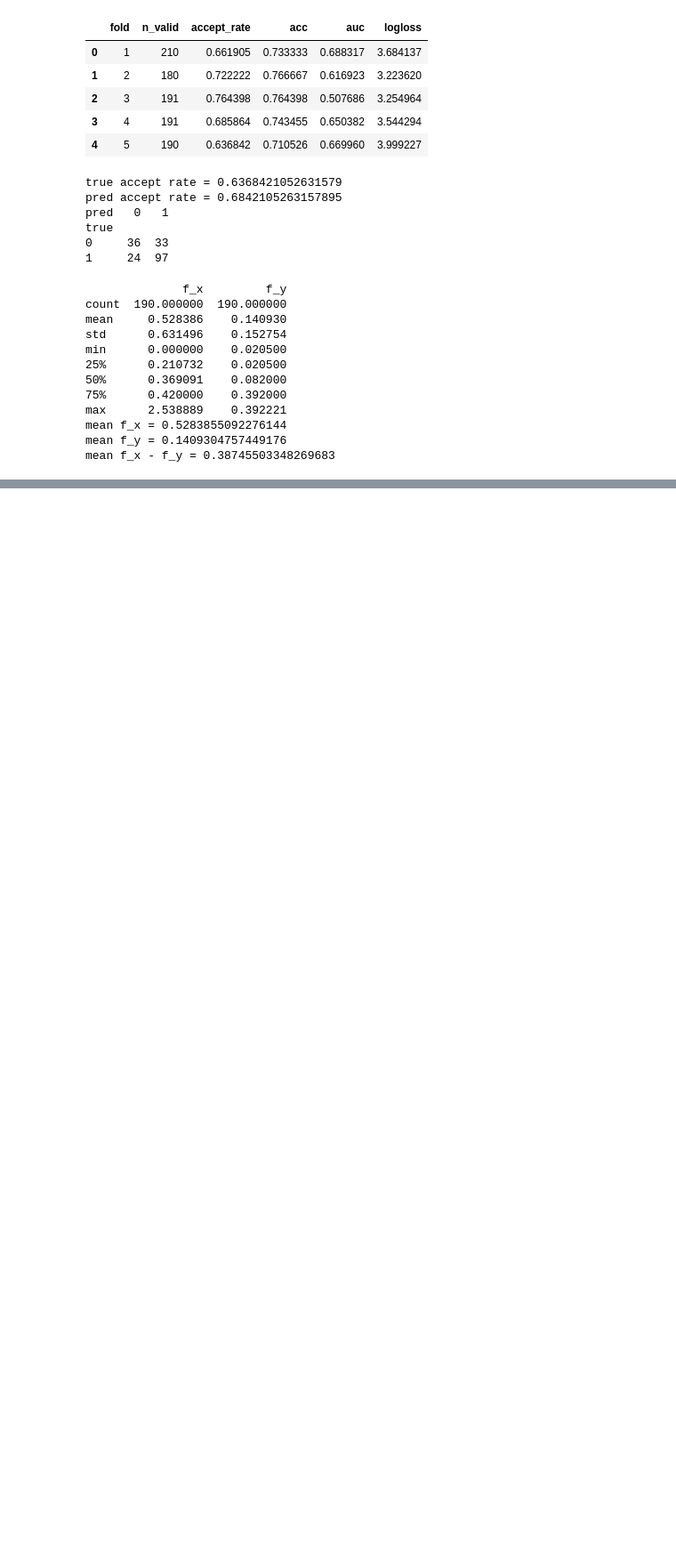
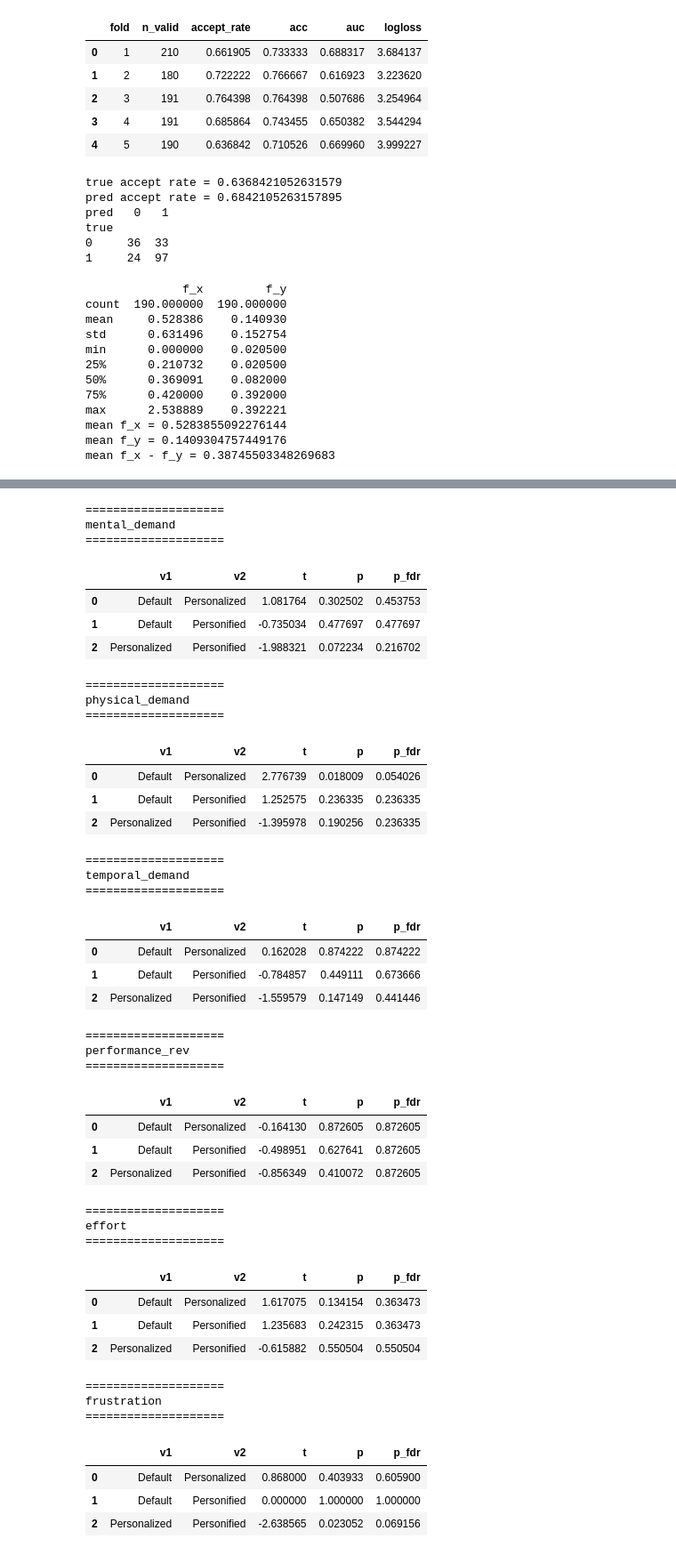
Before and after one commit to yxlin02/HCICarSim, a Jupyter notebook: DataAnalysis.ipynb, the cells around one changed output, grey strips where cells are left out. Shown at 89% size. Cells and saved outputs as stored; diff of their text form; code cells hidden in the pictures; blank space fills up the shorter version.

```diff
--- a/DataAnalysis.ipynb
+++ b/DataAnalysis.ipynb
@@ -4207,0 +4218,9 @@ mean f_x - f_y = 0.38745503348269683
+# %%
+df_phase_I_TLX = overall_ratings.tlx_format(DATA_DIR / "phaseI" / "TLX.csv")
+df_phase_II_TLX = overall_ratings.tlx_format(DATA_DIR / "phaseII" / "TLX.csv")
+df_tlx_all = pd.concat(
+    [df_phase_I_TLX, df_phase_II_TLX],
+    axis=0,
+    ignore_index=True,
+    join="inner"
+)
@@ -4207,0 +4245,58 @@ mean f_x - f_y = 0.38745503348269683
+# %%
+tlx_cols = [
+    "mental_demand",
+    "physical_demand",
+    "temporal_demand",
+    "performance_rev",
+    "effort",
+    "frustration",
+    "tlx_overall"
+]
+
+for col in tlx_cols:
+    print(f"====================\n{col}\n====================")
+    res = overall_ratings.test_version_effect(df_tlx_all, col)
+    display(res)
+# %% [output]
+====================
+mental_demand
+====================
+|  | v1 | v2 | t | p | p_fdr |
+| 0 | Default | Personalized | 1.081764 | 0.302502 | 0.453753 |
+| 1 | Default | Personified | -0.735034 | 0.477697 | 0.477697 |
+| 2 | Personalized | Personified | -1.988321 | 0.072234 | 0.216702 |
+====================
+physical_demand
+====================
+|  | v1 | v2 | t | p | p_fdr |
+| 0 | Default | Personalized | 2.776739 | 0.018009 | 0.054026 |
+| 1 | Default | Personified | 1.252575 | 0.236335 | 0.236335 |
+| 2 | Personalized | Personified | -1.395978 | 0.190256 | 0.236335 |
+====================
+temporal_demand
+====================
+|  | v1 | v2 | t | p | p_fdr |
+| 0 | Default | Personalized | 0.162028 | 0.874222 | 0.874222 |
+| 1 | Default | Personified | -0.784857 | 0.449111 | 0.673666 |
+| 2 | Personalized | Personified | -1.559579 | 0.147149 | 0.441446 |
+====================
+performance_rev
+====================
+|  | v1 | v2 | t | p | p_fdr |
+| 0 | Default | Personalized | -0.164130 | 0.872605 | 0.872605 |
+| 1 | Default | Personified | -0.498951 | 0.627641 | 0.872605 |
+| 2 | Personalized | Personified | -0.856349 | 0.410072 | 0.872605 |
+====================
+effort
+====================
+|  | v1 | v2 | t | p | p_fdr |
+| 0 | Default | Personalized | 1.617075 | 0.134154 | 0.363473 |
+| 1 | Default | Personified | 1.235683 | 0.242315 | 0.363473 |
+| 2 | Personalized | Personified | -0.615882 | 0.550504 | 0.550504 |
+====================
+frustration
+====================
+|  | v1 | v2 | t | p | p_fdr |
+| 0 | Default | Personalized | 0.868000 | 0.403933 | 0.605900 |
+| 1 | Default | Personified | 0.000000 | 1.000000 | 1.000000 |
+| 2 | Personalized | Personified | -2.638565 | 0.023052 | 0.069156 |
```
Also changed, not shown: parts of 20 cells of this notebook, 6 other files.
